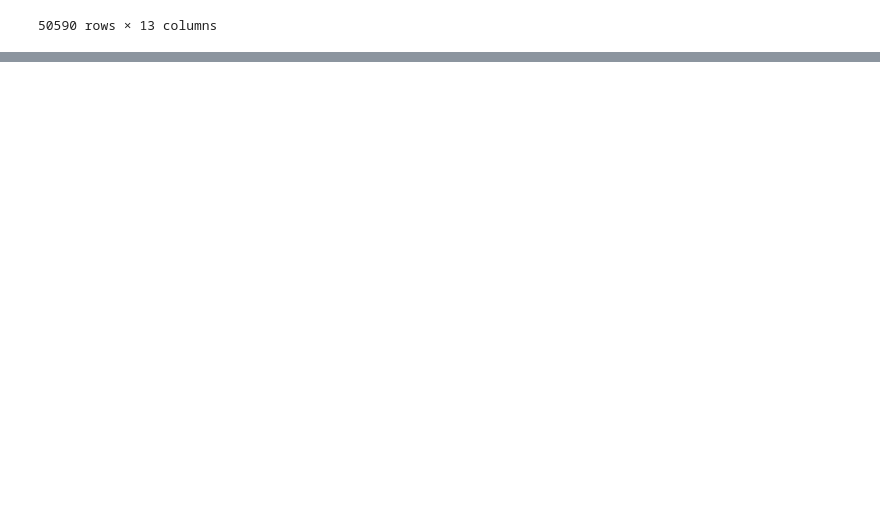
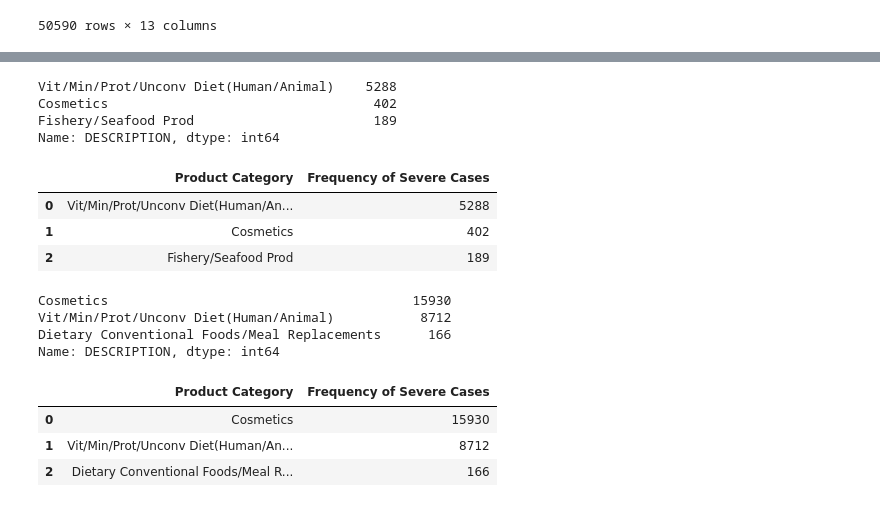
Before and after one commit to rarora04/datathon, a Jupyter notebook: datathon - R.ipynb, the cells around one changed output, grey strips where cells are left out. Cells and saved outputs as stored; diff of their text form; code cells hidden in the pictures; blank space fills up the shorter version.

```diff
--- a/datathon - R.ipynb
+++ b/datathon - R.ipynb
@@ -315,0 +404,60 @@ print(count)
+# %%
+#Top 3 issues for old men
+above_5_om = old_men[old_men['SEVERITY SCORE'] > 5]
+top_3_issues_om = above_5_om['DESCRIPTION'].value_counts().nlargest(3)
+top_3_issues_om
+# %% [output]
+Vit/Min/Prot/Unconv Diet(Human/Animal)    5288
+Cosmetics                                  402
+Fishery/Seafood Prod                       189
+Name: DESCRIPTION, dtype: int64
+# %%
+old_men1 = {
+    'Vit/Min/Prot/Unconv Diet(Human/Animal)': 5288,
+    'Cosmetics': 402,
+    'Fishery/Seafood Prod': 189,
+}
+
+om_df = pd.DataFrame(list(old_men1.items()), columns=['Product Category', 'Frequency of Severe Cases'])
+om_df = om_df.sort_values(by='Frequency of Severe Cases', ascending=False)
+om_table = om_df.style.set_table_styles([
+    {'selector': 'thead', 'props': [('background-color', 'blue'), ('color', 'white')]},
+    {'selector': 'tbody', 'props': [('background-color', 'lightblue')]},
+    {'selector': 'th, td', 'props': [('border', '1px solid white'), ('text-align', 'center')]}
+]).set_table_attributes('style="margin-left:0;"')
+om_table
+# %% [output]
+|  | Product Category | Frequency of Severe Cases |
+| 0 | Vit/Min/Prot/Unconv Diet(Human/An... | 5288 |
+| 1 | Cosmetics | 402 |
+| 2 | Fishery/Seafood Prod | 189 |
+# %%
+#Top 3 issues for old women
+above_5_ow = old_women[old_women['SEVERITY SCORE'] > 5]
+top_3_issues_ow = above_5_ow['DESCRIPTION'].value_counts().nlargest(3)
+top_3_issues_ow
+# %% [output]
+Cosmetics                                       15930
+Vit/Min/Prot/Unconv Diet(Human/Animal)           8712
+Dietary Conventional Foods/Meal Replacements      166
+Name: DESCRIPTION, dtype: int64
+# %%
+old_women1 = {
+    'Cosmetics': 15930,
+    'Vit/Min/Prot/Unconv Diet(Human/Animal)': 8712,
+    'Dietary Conventional Foods/Meal Replacements': 166,
+}
+
+ow_df = pd.DataFrame(list(old_women1.items()), columns=['Product Category', 'Frequency of Severe Cases'])
+ow_df = ow_df.sort_values(by='Frequency of Severe Cases', ascending=False)
+ow_table = ow_df.style.set_table_styles([
+    {'selector': 'thead', 'props': [('background-color', 'blue'), ('color', 'white')]},
+    {'selector': 'tbody', 'props': [('background-color', 'lightblue')]},
+    {'selector': 'th, td', 'props': [('border', '1px solid white'), ('text-align', 'center')]}
+]).set_table_attributes('style="margin-left:0;"')
+ow_table
+# %% [output]
+|  | Product Category | Frequency of Severe Cases |
+| 0 | Cosmetics | 15930 |
+| 1 | Vit/Min/Prot/Unconv Diet(Human/An... | 8712 |
+| 2 | Dietary Conventional Foods/Meal R... | 166 |
```
Also changed, not shown: parts of 13 cells of this notebook.
